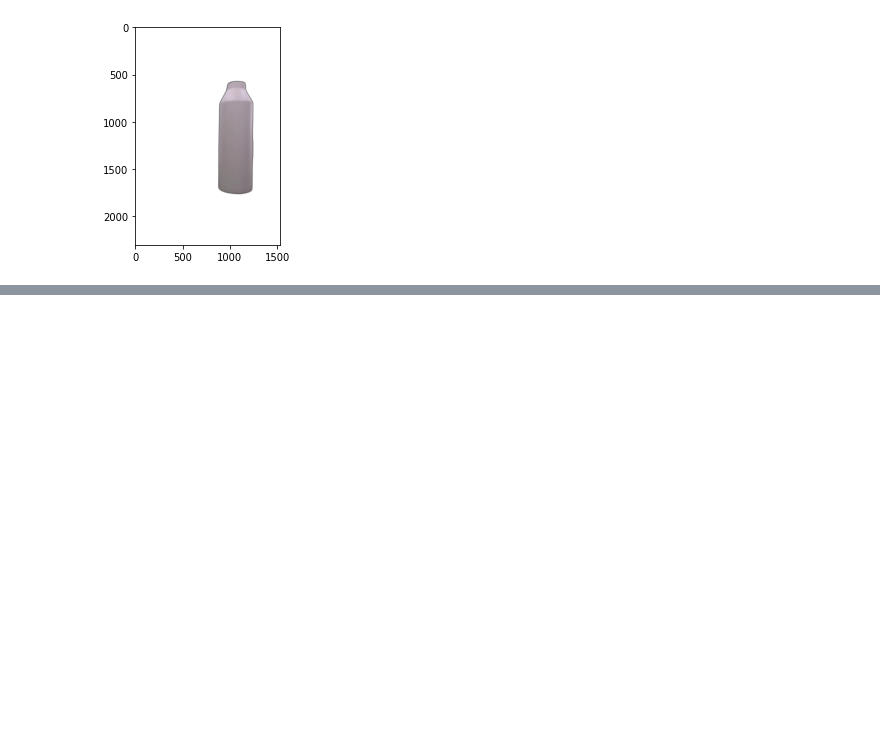
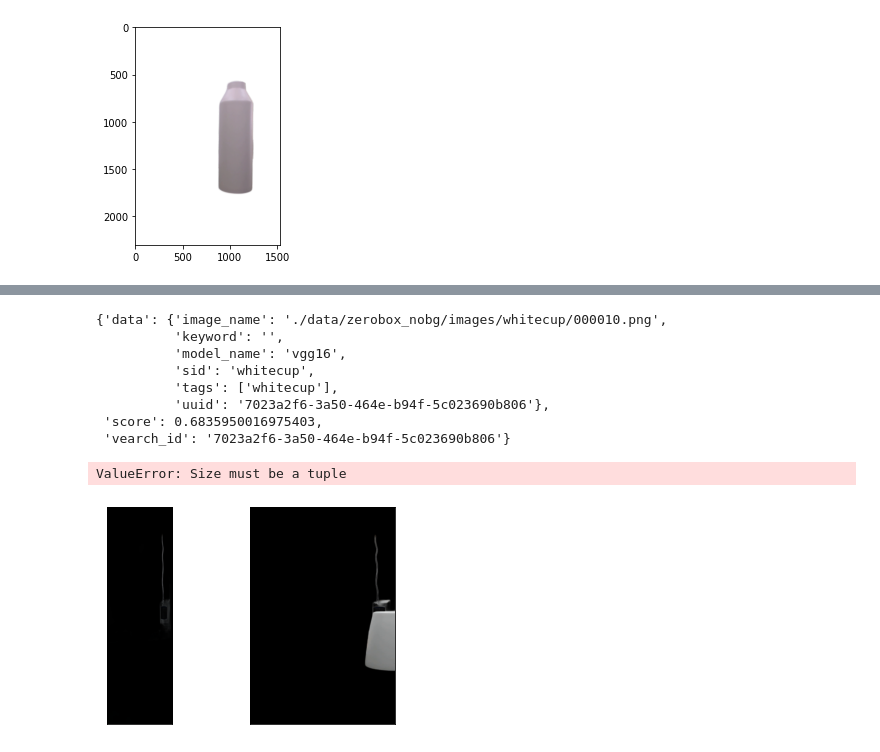
Before and after one commit to MM2021-811/ImageIdentification, a Jupyter notebook: colorspace.ipynb, the cells around one changed output, grey strips where cells are left out. Saved outputs shown, nothing was run; the diff lists cells and outputs as text; code cells hidden in the pictures; blank space fills up the shorter version.

```diff
--- a/colorspace.ipynb
+++ b/colorspace.ipynb
@@ -396,0 +415,44 @@ array([[-2.03571429, -2.03571429, -2.03571429, ..., -2.03571429,
+# %%
+import cv2
+from util.vearchutil import VearchUtil
+from util.testutil import TestUtil
+from pprint import pprint
+from util.trainingutil import AlphaBgTransform
+
+wrong_images = ['./data/zerobox_nobg/images/blackbottles/000037.png',
+ './data/zerobox_nobg/images/white02/output0064.png',
+ './data/zerobox_nobg/images/white02/output0065.png',
+ './data/zerobox_nobg/images/white03/output0065.png',
+ './data/zerobox_nobg/images/yellow03/bumbler0021.png',
+ './data/zerobox_nobg/images/yellow03/bumbler0022.png']
+
+model_name = "vgg16"
+image_name = wrong_images[0]
+util = VearchUtil(model_name=model_name)
+item = util.search_by_image(image=image_name)
+
+pprint(item)
+
+image = cv2.imread(image_name)
+image = cv2.cvtColor(image, cv2.COLOR_BGR2RGB)
+
+image2 = cv2.imread(item["data"]["image_name"])
+image2 = cv2.cvtColor(image2, cv2.COLOR_BGR2RGB)
+
+TestUtil.plot_images([image,image2])
+
+transform = AlphaBgTransform()
+image3 = transform(image)
+
+TestUtil.plot_images([image3])
+# %% [output]
+{'data': {'image_name': './data/zerobox_nobg/images/whitecup/000010.png',
+          'keyword': '',
+          'model_name': 'vgg16',
+          'sid': 'whitecup',
+          'tags': ['whitecup'],
+          'uuid': '7023a2f6-3a50-464e-b94f-5c023690b806'},
+ 'score': 0.6835950016975403,
+ 'vearch_id': '7023a2f6-3a50-464e-b94f-5c023690b806'}
+ValueError: Size must be a tuple
+[figure, added]
```
Also changed, not shown: parts of 4 cells of this notebook, 3 other files.
